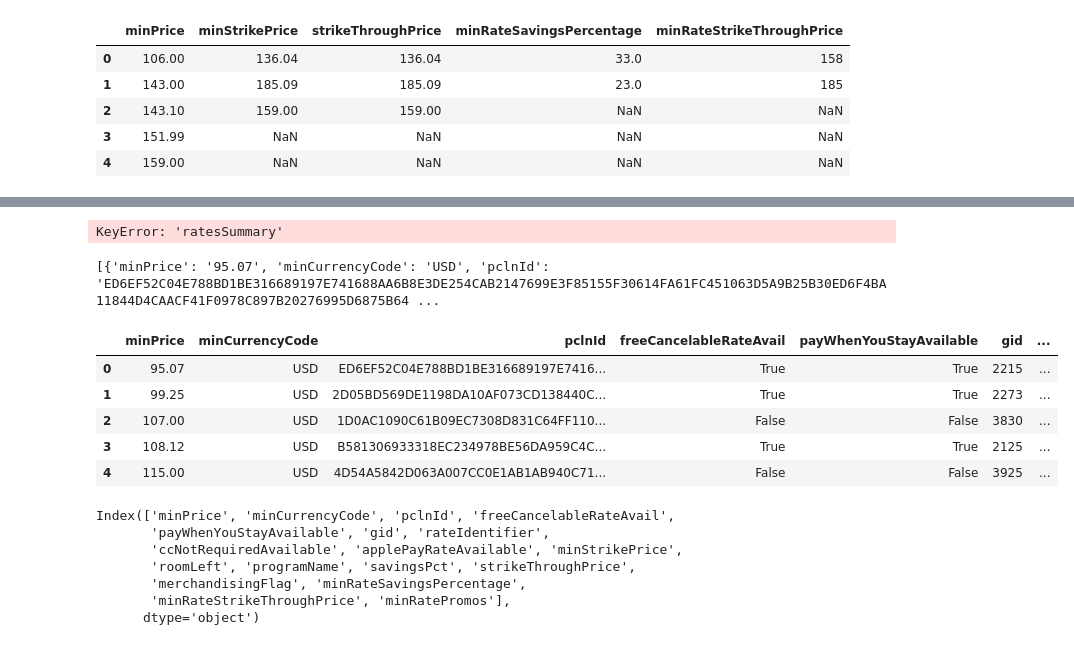
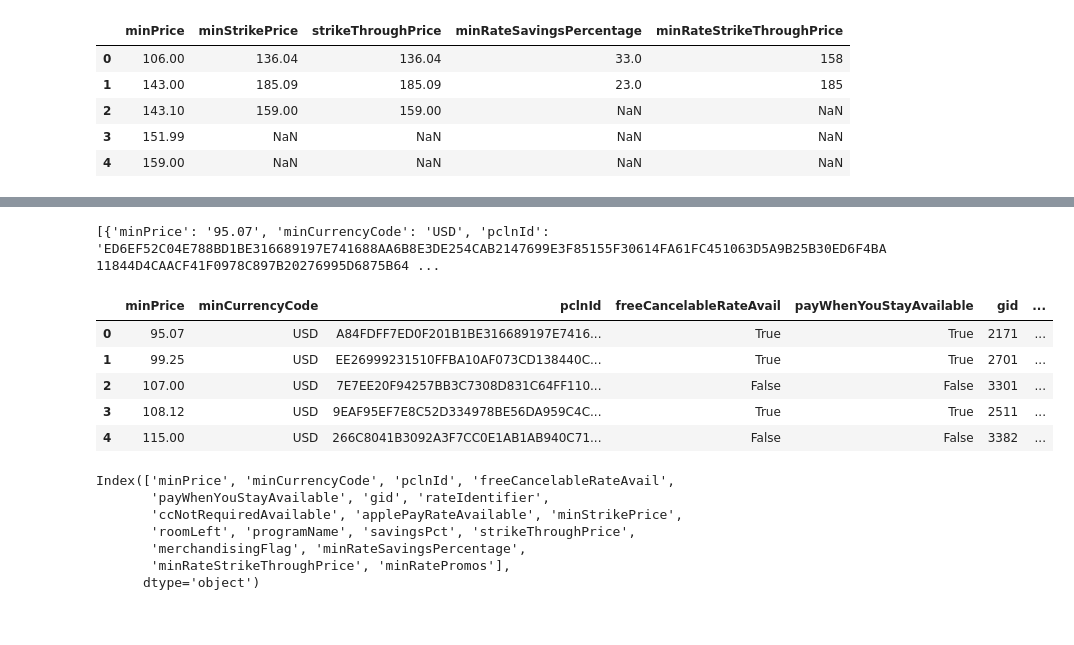
Before and after one commit to tayloresque/Project3_Group4, a Jupyter notebook: CAT working code.ipynb, the cells around one changed output, grey strips where cells are left out. Drawn from its saved outputs; the diff is of its cells as text; code cells hidden in the pictures.

```diff
--- a/CAT working code.ipynb
+++ b/CAT working code.ipynb
@@ -150,0 +188,5 @@ SFSummer_df_clean.head()
+# %%
+SFWinterprices=[]
+for hotel in SFSummerdata:
+    SFWinterprices.append(hotel['ratesSummary'])
+SFWinterprices
@@ -160,5 +243,6 @@ headers = {
 
 response = requests.get(url, headers=headers, params=querystring)
 
-print(response.json())
+data= response.json()
+print(data)
 # %% [output]
@@ -187,0 +250,4 @@ Hdata
+# %%
+SJFalldata={}
+SJFalldata = data['hotels']
+SJFalldata
@@ -188,21 +272,19 @@ Hdata
 # %%
-SJprices=[]
-for hotel in Hdata:
-    SJprices.append(hotel["ratesSummary"])
+SJFallprices=[]
+for hotel in SJFalldata:
+    SJFallprices.append(hotel["ratesSummary"])
-# %% [output]
-KeyError: 'ratesSummary'
 # %%
 print(SJprices)
 # %% [output]
 [{'minPrice': '95.07', 'minCurrencyCode': 'USD', 'pclnId': 'ED6EF52C04E788BD1BE316689197E741688AA6B8E3DE254CAB2147699E3F85155F30614FA61FC451063D5A9B25B30ED6F4BA11844D4CAACF41F0978C897B20276995D6875B64 ...
 # %%
-SJprice_df=pd.DataFrame(SJprices)
-SJprice_df.head()
+SJFallprice_df=pd.DataFrame(SJFallprices)
+SJFallprice_df.head()
 # %% [output]
 |  | minPrice | minCurrencyCode | pclnId | freeCancelableRateAvail | payWhenYouStayAvailable | gid | ... |
-| 0 | 95.07 | USD | ED6EF52C04E788BD1BE316689197E7416... | True | True | 2215 | ... |
-| 1 | 99.25 | USD | 2D05BD569DE1198DA10AF073CD138440C... | True | True | 2273 | ... |
-| 2 | 107.00 | USD | 1D0AC1090C61B09EC7308D831C64FF110... | False | False | 3830 | ... |
-| 3 | 108.12 | USD | B581306933318EC234978BE56DA959C4C... | True | True | 2125 | ... |
-| 4 | 115.00 | USD | 4D54A5842D063A007CC0E1AB1AB940C71... | False | False | 3925 | ... |
+| 0 | 95.07 | USD | A84FDFF7ED0F201B1BE316689197E7416... | True | True | 2171 | ... |
+| 1 | 99.25 | USD | EE26999231510FFBA10AF073CD138440C... | True | True | 2701 | ... |
+| 2 | 107.00 | USD | 7E7EE20F94257BB3C7308D831C64FF110... | False | False | 3301 | ... |
+| 3 | 108.12 | USD | 9EAF95EF7E8C52D334978BE56DA959C4C... | True | True | 2511 | ... |
+| 4 | 115.00 | USD | 266C8041B3092A3F7CC0E1AB1AB940C71... | False | False | 3382 | ... |
 # %%
```
Also changed, not shown: parts of 18 cells of this notebook, 1 other file.
